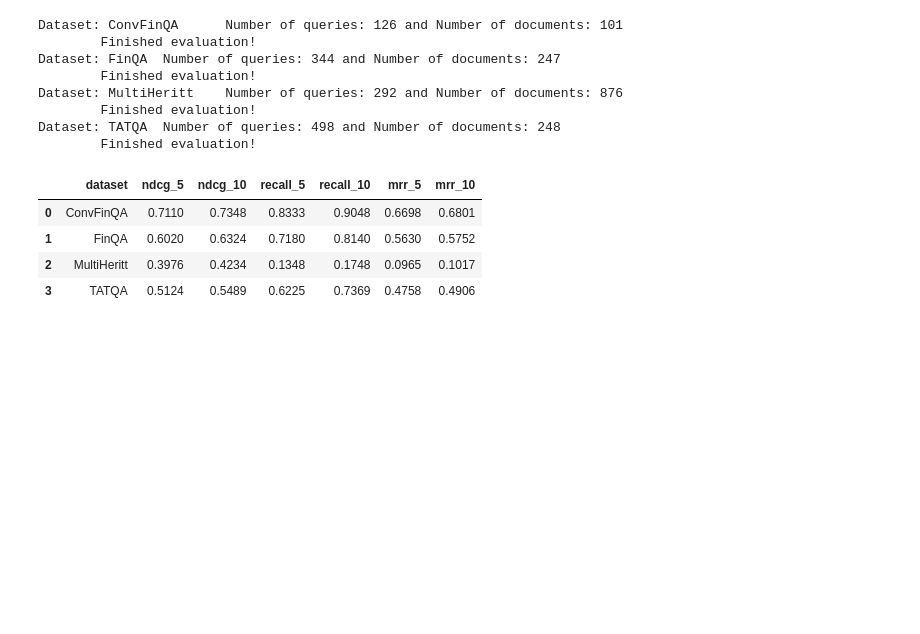
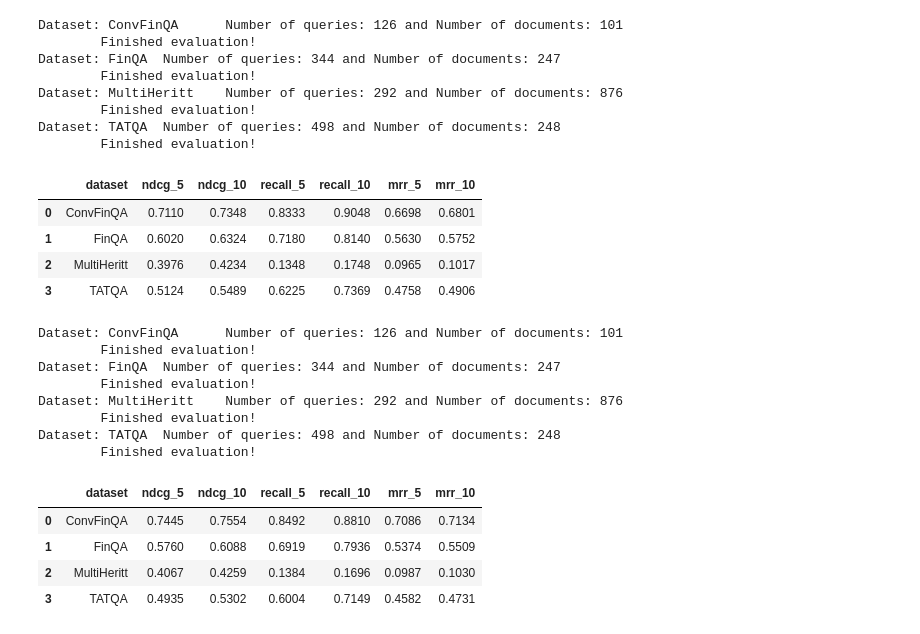
Before and after one commit to alessiocnt/FinanceRag, a Jupyter notebook: src/main.ipynb, the cells around one changed output. Drawn from its saved outputs; the diff is of its cells as text; code cells hidden in the pictures; blank space fills up the shorter version.

Commit message:
[query expansion] expansion plus trunkate query to max_chunk_size

```diff
--- a/src/main.ipynb
+++ b/src/main.ipynb
@@ -257,3 +256,41 @@ Dataset: TATQA  Number of queries: 498 and Number of documents: 248
 | 1 | FinQA | 0.6020 | 0.6324 | 0.7180 | 0.8140 | 0.5630 | 0.5752 |
 | 2 | MultiHeritt | 0.3976 | 0.4234 | 0.1348 | 0.1748 | 0.0965 | 0.1017 |
 | 3 | TATQA | 0.5124 | 0.5489 | 0.6225 | 0.7369 | 0.4758 | 0.4906 |
+# %%
+# Experiment with query expansion rephrase and long table summary with LLM (qer_ls: long summary)
+experiment_results = {}
+for DATASET_NAME in dataset_manager.list_datasets():
+    corpus, queries, qrels = dataset_manager.load_dataset(DATASET_NAME)
+    corpus, queries = reduce_dataset_size(corpus, queries, qrels)
+    print(f"Dataset: {DATASET_NAME} \tNumber of queries: {len(queries)} and Number of documents: {len(corpus)}")
+
+    pipeline = RAGPipeline(corpus, queries, qrels, text_processor)
+    pipeline.load_table_summaries(f'../data/{DATASET_NAME}/table_summaries_{DATASET_NAME}_long.npy')
+    pipeline.load_query_expansion(f'../data/{DATASET_NAME}/queries_expanded_{DATASET_NAME}_Q2D.npy', 10)
+    pipeline.manage_corpus(MODEL_INPUT_SIZE, remove_tables=False)
+    pipeline.populate_vector_store(EMBEDDING_DIM)
+    pipeline.embed_queries(MODEL_INPUT_SIZE, mode='trunk')
+
+    best_chunks_ls = pipeline.retrieve()
+    evaluation = pipeline.evaluate(best_chunks_ls)
+    experiment_results[DATASET_NAME] = evaluation
+    print("\tFinished evaluation!")
+df_results_ls = pd.DataFrame(experiment_results).T
+# df_results_ls['setting'] = 'LS'
+df_results_ls = split_column_metrics(df_results_ls)
+df_results_ls.to_excel("df_results_ls.xlsx", index=False)
+df_results_ls
+# %% [output]
+Dataset: ConvFinQA      Number of queries: 126 and Number of documents: 101
+        Finished evaluation!
+Dataset: FinQA  Number of queries: 344 and Number of documents: 247
+        Finished evaluation!
+Dataset: MultiHeritt    Number of queries: 292 and Number of documents: 876
+        Finished evaluation!
+Dataset: TATQA  Number of queries: 498 and Number of documents: 248
+        Finished evaluation!
+|  | dataset | ndcg_5 | ndcg_10 | recall_5 | recall_10 | mrr_5 | mrr_10 |
+| 0 | ConvFinQA | 0.7445 | 0.7554 | 0.8492 | 0.8810 | 0.7086 | 0.7134 |
+| 1 | FinQA | 0.5760 | 0.6088 | 0.6919 | 0.7936 | 0.5374 | 0.5509 |
+| 2 | MultiHeritt | 0.4067 | 0.4259 | 0.1384 | 0.1696 | 0.0987 | 0.1030 |
+| 3 | TATQA | 0.4935 | 0.5302 | 0.6004 | 0.7149 | 0.4582 | 0.4731 |
```
Also changed, not shown: parts of 4 cells of this notebook, 3 other files.
